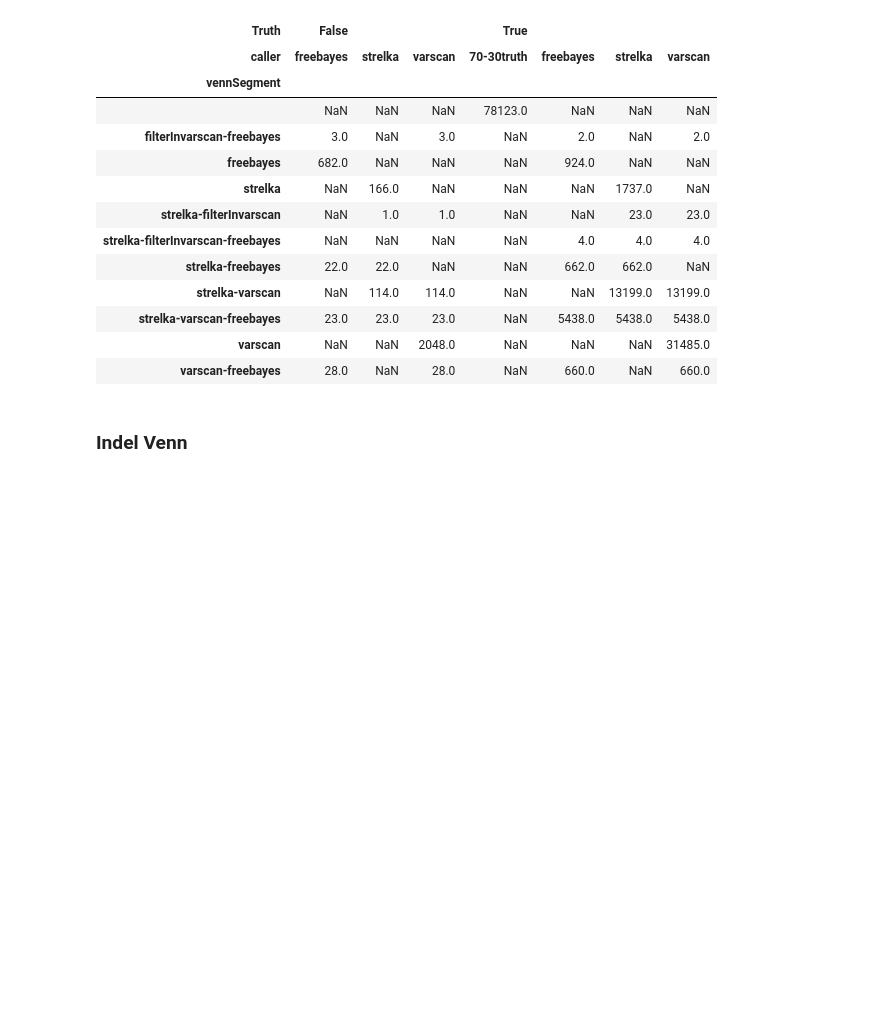
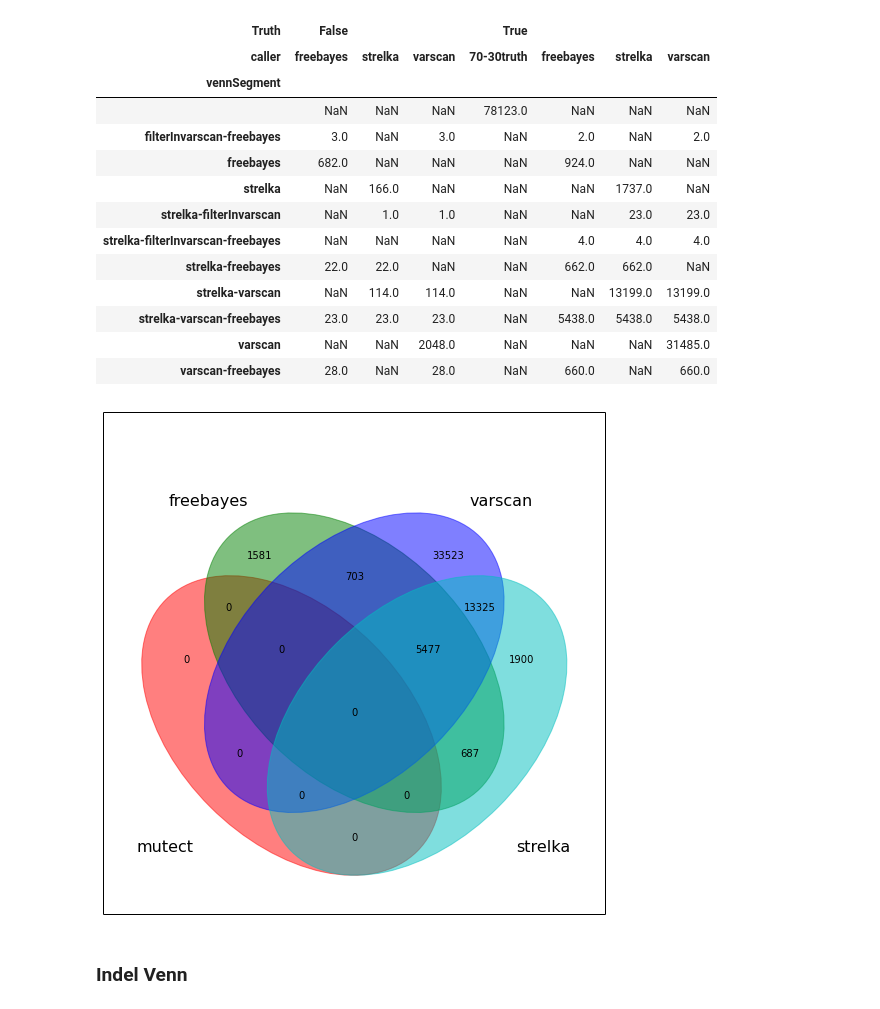
Before and after one commit to hartwigmedical/scripts, a Jupyter notebook: ipython/VCFAnalysis.ipynb, the cells around one changed output. Drawn from its saved outputs; the diff is of its cells as text; code cells hidden in the pictures; blank space fills up the shorter version.

```diff
--- a/ipython/VCFAnalysis.ipynb
+++ b/ipython/VCFAnalysis.ipynb
@@ -153,9 +153,11 @@ pd.pivot_table(snpdf, values='pos', index=['vennSegment'], columns=['Truth','cal
 # %%
 vn.venn([snpdf[snpdf.caller == 'mutect']['chromPos'], \
          snpdf[snpdf.caller == 'strelka']['chromPos'], \
-        snpdf[snpdf.caller == 'varscan']['chromPos'], \
-        snpdf[snpdf.caller == 'freebayes']['chromPos'] \
-        ],['mutect','strelka','varscan','freebayes'],figsize=(15,10))
+        snpdf[snpdf.caller == 'freebayes']['chromPos'], \
+        snpdf[snpdf.caller == 'varscan']['chromPos'] \
+        ],['mutect','strelka','freebayes','varscan'],figsize=(9,9))
+# %% [output]
+[figure, added]
 # %% [markdown]
 ### <hd1> Indel Venn
 # %%
```
Also changed, not shown: parts of 7 cells of this notebook.
